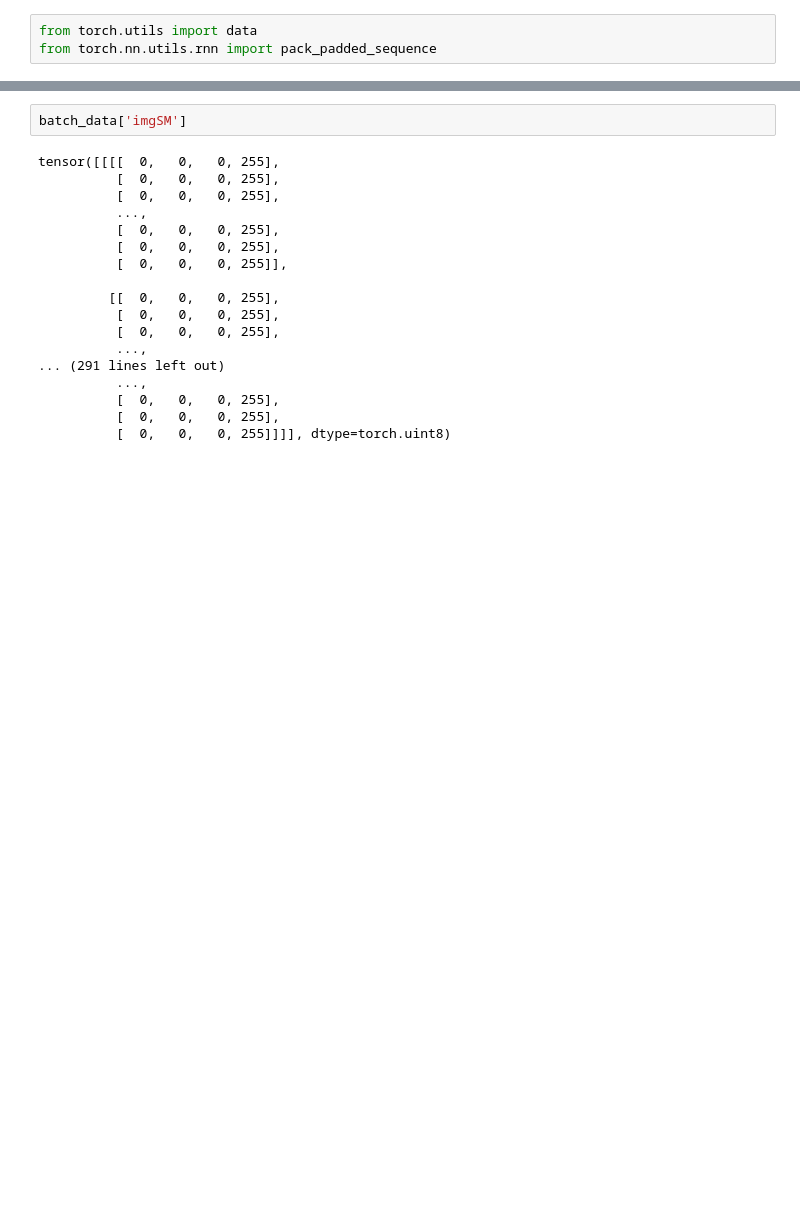
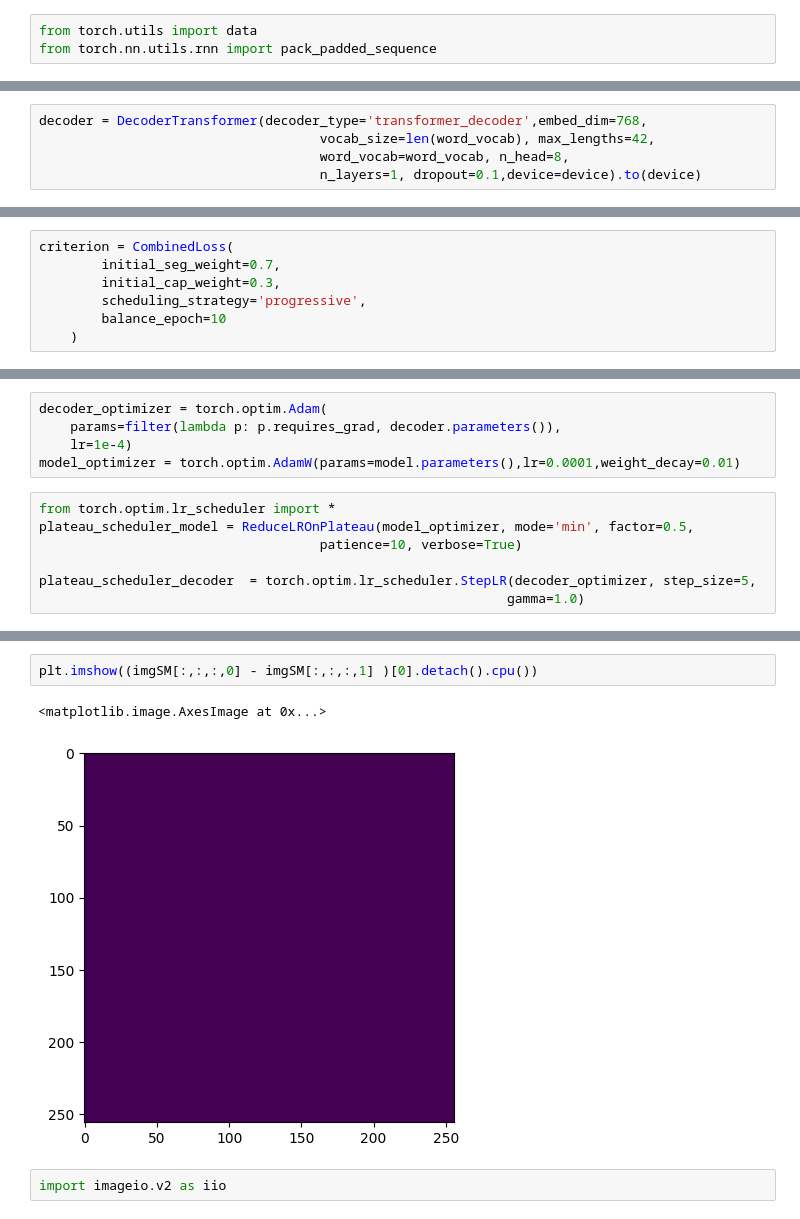
Before and after one commit to SirajTM2199/Remote-Sensing-Change-Captioning, a Jupyter notebook: New_Architecture.ipynb, the cells around one changed output, grey strips where cells are left out. Drawn from its saved outputs; the diff is of its cells as text; blank space fills up the shorter version.

```diff
--- a/New_Architecture.ipynb
+++ b/New_Architecture.ipynb
@@ -3652,0 +3628,5 @@ val_loader = data.DataLoader(
+# %%
+decoder = DecoderTransformer(decoder_type='transformer_decoder',embed_dim=768,
+                                    vocab_size=len(word_vocab), max_lengths=42,
+                                    word_vocab=word_vocab, n_head=8,
+                                    n_layers=1, dropout=0.1,device=device).to(device)
@@ -3652,0 +3808,7 @@ val_loader = data.DataLoader(
+# %%
+criterion = CombinedLoss(
+        initial_seg_weight=0.7,
+        initial_cap_weight=0.3,
+        scheduling_strategy='progressive',
+        balance_epoch=10
+    )
@@ -3652,0 +3817,12 @@ val_loader = data.DataLoader(
+# %%
+decoder_optimizer = torch.optim.Adam(
+    params=filter(lambda p: p.requires_grad, decoder.parameters()),
+    lr=1e-4)
+model_optimizer = torch.optim.AdamW(params=model.parameters(),lr=0.0001,weight_decay=0.01)
+# %%
+from torch.optim.lr_scheduler import *
+plateau_scheduler_model = ReduceLROnPlateau(model_optimizer, mode='min', factor=0.5,
+                                    patience=10, verbose=True)
+
+plateau_scheduler_decoder  = torch.optim.lr_scheduler.StepLR(decoder_optimizer, step_size=5,
+                                                            gamma=1.0)
@@ -3719,20 +3906,7 @@ for epoch in range(EPOCHS):
-# %%
-batch_data['imgSM']
-# %% [output]
-tensor([[[[  0,   0,   0, 255],
-          [  0,   0,   0, 255],
-          [  0,   0,   0, 255],
-          ...,
-          [  0,   0,   0, 255],
-          [  0,   0,   0, 255],
-          [  0,   0,   0, 255]],
-
-         [[  0,   0,   0, 255],
-          [  0,   0,   0, 255],
-          [  0,   0,   0, 255],
-          ...,
-... (291 lines left out)
-          ...,
-          [  0,   0,   0, 255],
-          [  0,   0,   0, 255],
-          [  0,   0,   0, 255]]]], dtype=torch.uint8)
+# %%
+plt.imshow((imgSM[:,:,:,0] - imgSM[:,:,:,1] )[0].detach().cpu())
+# %% [output]
+<matplotlib.image.AxesImage at 0x...>
+[figure, added]
+# %%
+import imageio.v2 as iio
```
Also changed, not shown: parts of 55 cells of this notebook, 1 other file.
